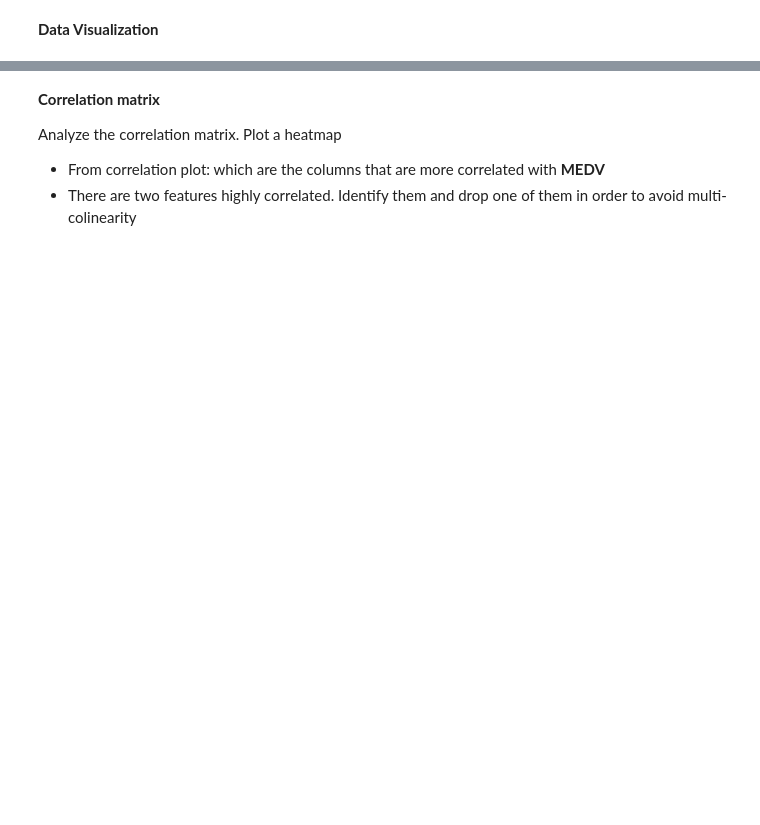
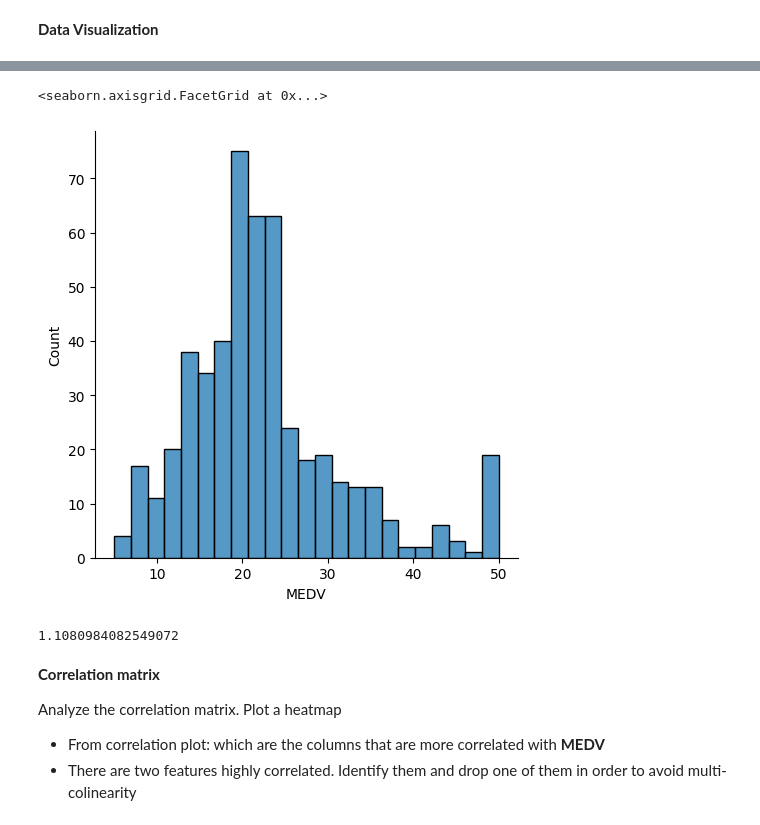
Before and after one commit to MNievas12/2411_dsft_thebridge, a Jupyter notebook: 3-Machine_Learning/1-Supervisado/1-Regression/2-Polynomial_Regression/ejercicios/3 Polynomial_Regression.ipynb, the cells around one changed output, grey strips where cells are left out. Drawn from its saved outputs; the diff is of its cells as text; code cells hidden in the pictures; blank space fills up the shorter version.

```diff
--- a/3-Machine_Learning/1-Supervisado/1-Regression/2-Polynomial_Regression/ejercicios/3 Polynomial_Regression.ipynb
+++ b/3-Machine_Learning/1-Supervisado/1-Regression/2-Polynomial_Regression/ejercicios/3 Polynomial_Regression.ipynb
@@ -38,2 +47,5 @@ The description of all the features is given below:
 # %% [markdown]
 **Load the data into pandas dataframe . Load the Boston Housing DataSet from data/boston_house_prices.csv**
+# %%
+df = pd.read_csv("data/boston_house_prices.csv", header=1)
+df
@@ -46,3 +104,12 @@ Check for missing values in all the columns
+# %%
+sns.displot(df['MEDV'])
+# %% [output]
+<seaborn.axisgrid.FacetGrid at 0x...>
+[figure, added]
+# %%
+df['MEDV'].skew()
+# %% [output]
+1.1080984082549072
 # %% [markdown]
 **Correlation matrix**
 
```
Also changed, not shown: parts of 29 cells of this notebook, 2 other files.
